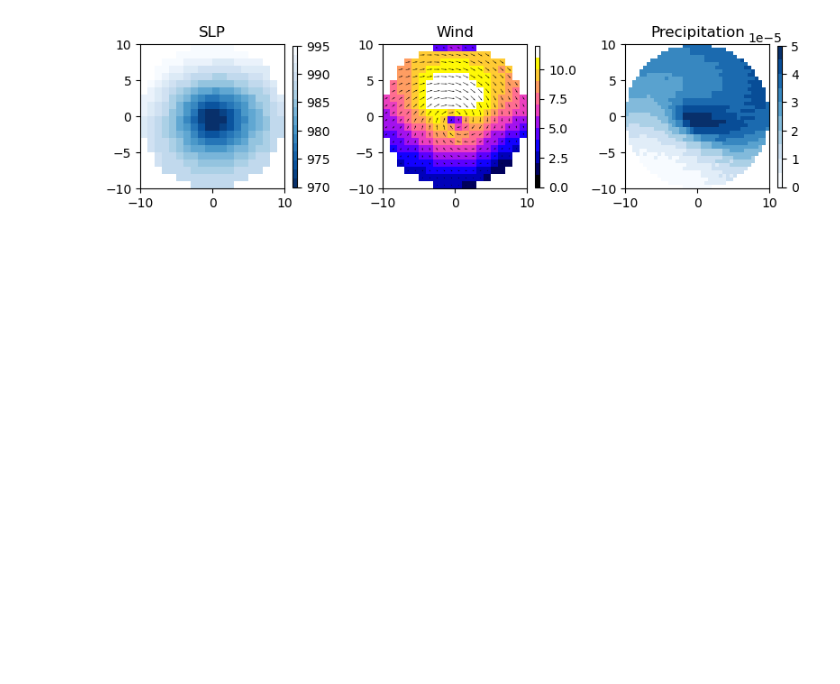
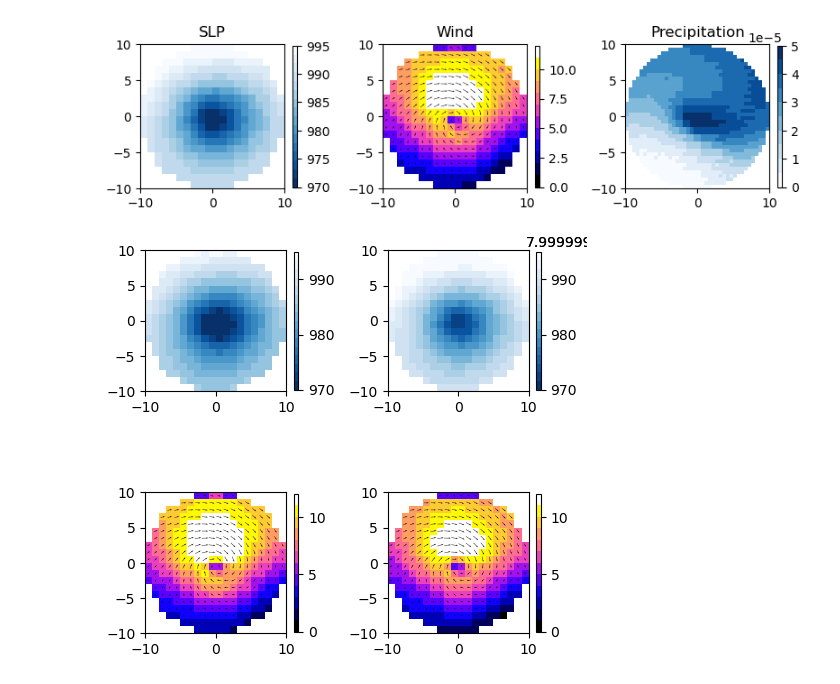
Before and after one commit to keturner8/CM4_storms, a Jupyter notebook: analysis_figures/composites/CM4_slp_wind.ipynb, the cells around one changed output. Drawn from its saved outputs; the diff is of its cells as text; code cells hidden in the pictures; blank space fills up the shorter version.

Commit message:
Include analysis for seasonal storm behavior

```diff
--- a/analysis_figures/composites/CM4_slp_wind.ipynb
+++ b/analysis_figures/composites/CM4_slp_wind.ipynb
@@ -18,6 +18,17 @@ def mask_composite(ds, var, start_year=0, min_lat=-90, max_lat=90, min_lon=0, ma
 
     out_masked = xr.where(mask, test, np.nan)
     return out_masked
+
+def mask_composite_season(ds, var, idx_season):
+    X = np.meshgrid(ds.x.data,ds.y.data)
+    mask = xr.DataArray(np.sqrt(X[0]**2 + X[1]**2) <= 10, dims=['x', 'y'])
+
+    test = ds[var][idx_season,:,:]
+    test = xr.where(abs(test)>1e10, np.nan, test)
+    test = xr.where(test==0, np.nan, test)
+
+    out_masked = xr.where(mask, test, np.nan)
+    return out_masked
 # %%
 ds_slp = xr.open_dataset(f"{fpath}/comp_SLP/comp_slp.nc", use_cftime=True)
 ds_wind = xr.open_mfdataset(f"{fpath}/comp_wind/comp_*.nc", use_cftime=True)
@@ -77,3 +88,9 @@ Attributes: (0)
 slp_masked = mask_composite(ds_slp, "snap_slp")
 prlq_masked = mask_composite(ds_prlq, "snap_prlq")
 prsn_masked = mask_composite(ds_prsn, "snap_prsn")
+# %%
+idx_jja = (ds_slp.snap_time.dt.month >= 6) & (ds_slp.snap_time.dt.month <= 8)
+idx_djf = (ds_slp.snap_time.dt.month == 12) | (ds_slp.snap_time.dt.month <= 2)
+
+slp_masked_jja = mask_composite_season(ds_slp, "snap_slp", idx_jja)
+slp_masked_djf = mask_composite_season(ds_slp, "snap_slp", idx_djf)
@@ -118,3 +209,50 @@ plt.savefig('/work/Katherine.Turner/CM4_storms/analysis_figures/storm_comp_atm.p
            dpi=100, bbox_inches="tight")
 # %% [output]
 [figure]
+# %%
+fig, axs = plt.subplots(figsize=(5,5), nrows=2, ncols=2)
+axs=axs.flatten()
+
+(1e-2*slp_masked_jja).mean(dim="snapshot").plot(y='y', ax=axs[0],
+                                            cmap=plt.get_cmap("Blues_r", 16),
+                                            vmin=970, vmax=995, extend="neither",
+                                            cbar_kwargs = {'fraction': 0.03,
+                                                    'aspect': 30,
+                                                    'shrink': 0.7,
+                                                    'label':''})
+
+(1e-2*slp_masked_djf).mean(dim="snapshot").plot(y='y', ax=axs[1],
+                                            cmap=plt.get_cmap("Blues_r", 16),
+                                            vmin=970, vmax=995, extend="neither",
+                                            cbar_kwargs = {'fraction': 0.03,
+                                                    'aspect': 30,
+                                                    'shrink': 0.7,
+                                                    'label':''})
+
+((ds_wind_season.u_ref_JJA**2 + ds_wind_season.v_ref_JJA**2)**0.5).plot(ax=axs[2], y='y',
+                                                                vmin=0, vmax=12, cmap=plt.get_cmap('gnuplot2', 12),
+                                                                extend="neither",
+                                                                cbar_kwargs = {'fraction': 0.03,
+                                                                               'aspect': 30,
+                                                                               'shrink': 0.7,
+                                                                               'label':''})
+ds_wind_season.plot.quiver(ax=axs[2], x='x', y='y', u='u_ref_JJA', v='v_ref_JJA')
+
+((ds_wind_season.u_ref_DJF**2 + ds_wind_season.v_ref_DJF**2)**0.5).plot(ax=axs[3], y='y',
+                                                                vmin=0, vmax=12, cmap=plt.get_cmap('gnuplot2', 12),
+                                                                extend="neither",
+                                                                cbar_kwargs = {'fraction': 0.03,
+                                                                               'aspect': 30,
+                                                                               'shrink': 0.7,
+                                                                               'label':''})
+ds_wind_season.plot.quiver(ax=axs[3], x='x', y='y', u='u_ref_DJF', v='v_ref_DJF')
+
+for i in np.arange(4):
+#    axs[i].set_title(titles[i])
+    axs[i].set_ylabel('')
+    axs[i].set_xlabel('')
+    axs[i].set_aspect(1)
+
+plt.tight_layout()
+# %% [output]
+[figure, added]
```
Also changed, not shown: parts of 1 cell of this notebook.
